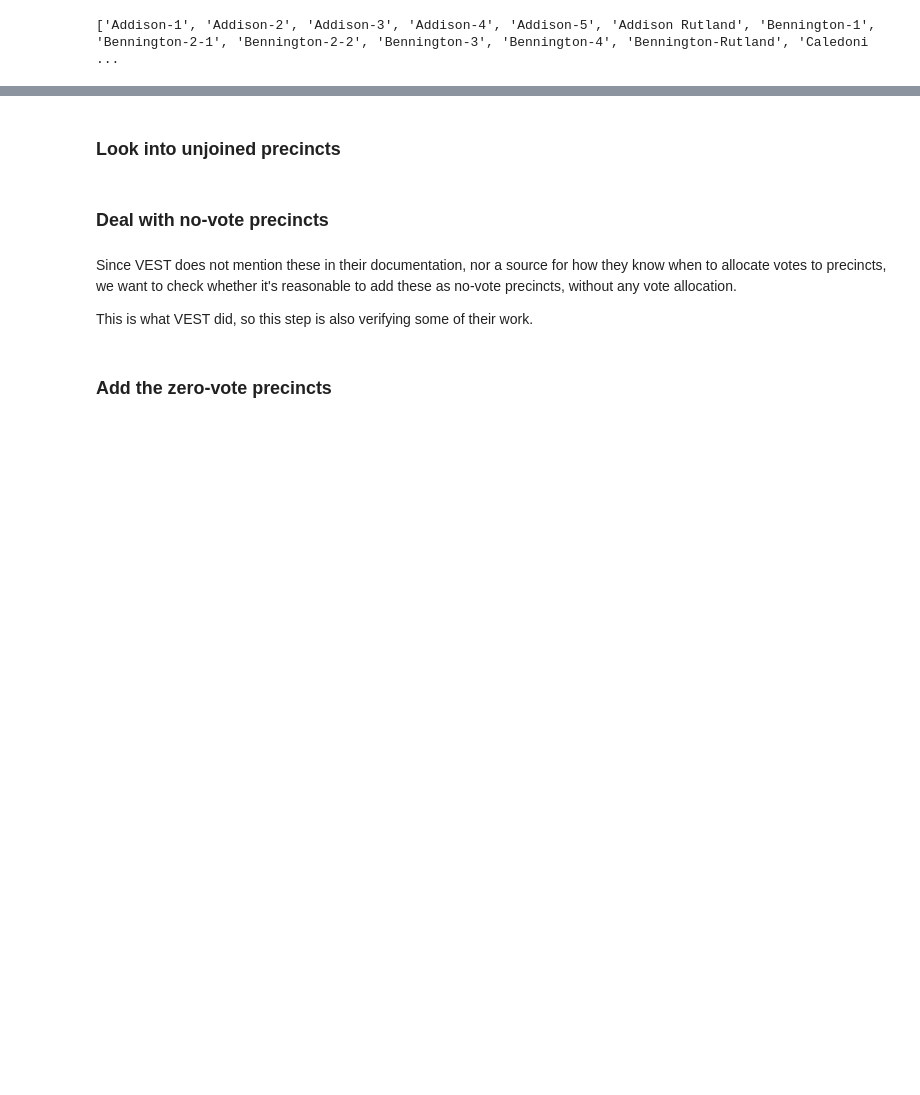
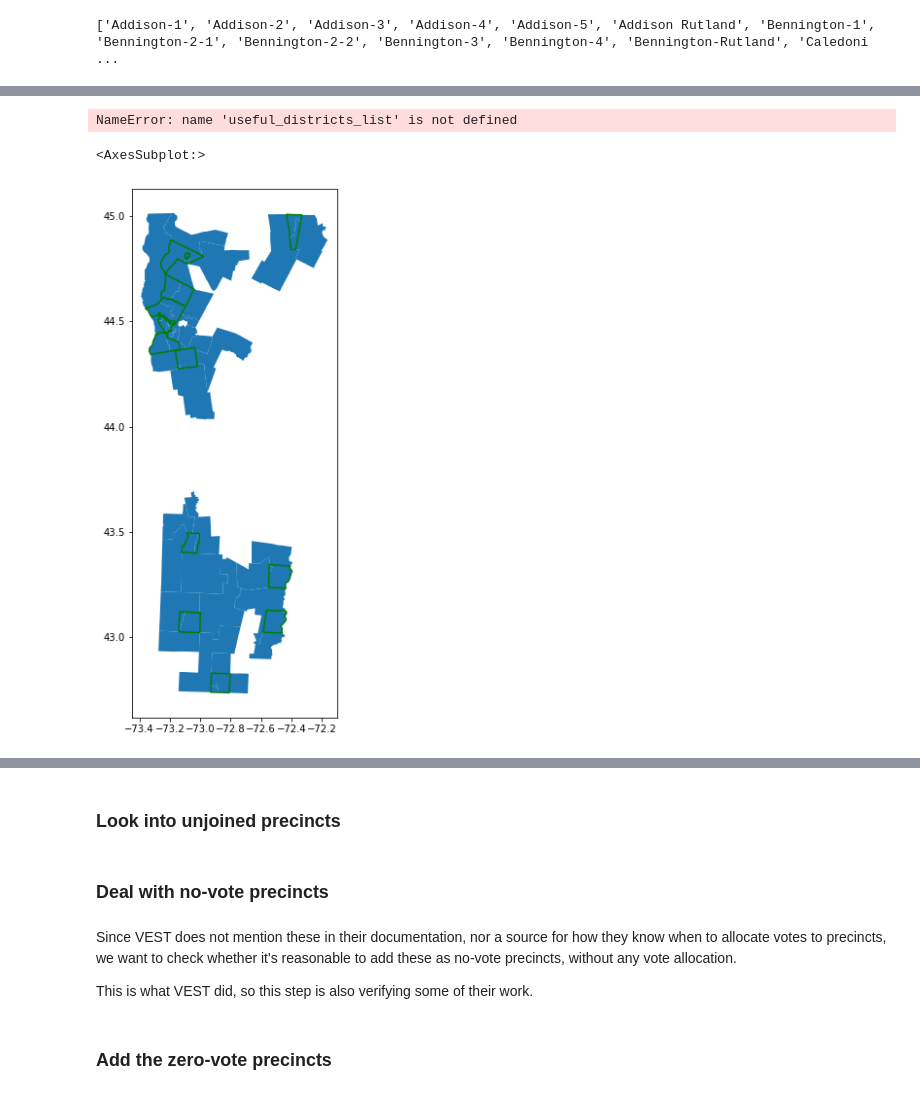
Before and after one commit to nonpartisan-redistricting-datahub/pdv-vt, a Jupyter notebook: vest-vt-2020/vest-vt-2020-validation.ipynb, the cells around one changed output, grey strips where cells are left out. Saved outputs shown, nothing was run; the diff lists cells and outputs as text; code cells hidden in the pictures; blank space fills up the shorter version.

```diff
--- a/vest-vt-2020/vest-vt-2020-validation.ipynb
+++ b/vest-vt-2020/vest-vt-2020-validation.ipynb
@@ -1187,0 +1309,15 @@ print(list(state_distr["NAME"]))
+# %%
+fig_tst = gp.overlay(possible_shape_merges,state_distr, how="intersection")
+fig_tst = fig_tst.to_crs(vest_vt_20.crs)
+# %%
+useful_districts_list = fig_tst["DISTRICT"].unique()
+# %%
+useful_districts = state_distr[state_distr["DISTRICT"].isin(useful_districts_list)]
+# %% [output]
+NameError: name 'useful_districts_list' is not defined
+# %%
+ax = state_distr[state_distr["DISTRICT"].isin(useful_districts_list)].plot(figsize=(10,10))
+possible_shape_merges.boundary.plot(ax=ax,color="green")
+# %% [output]
+<AxesSubplot:>
+[figure, added]
```
Also changed, not shown: parts of 51 cells of this notebook.
